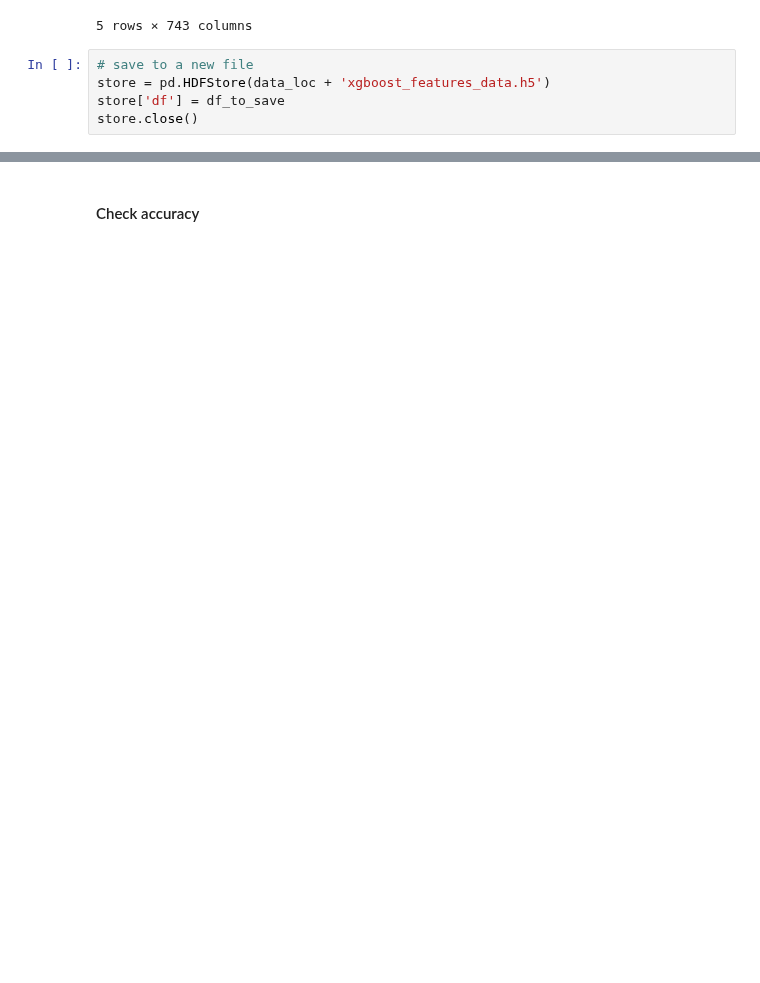
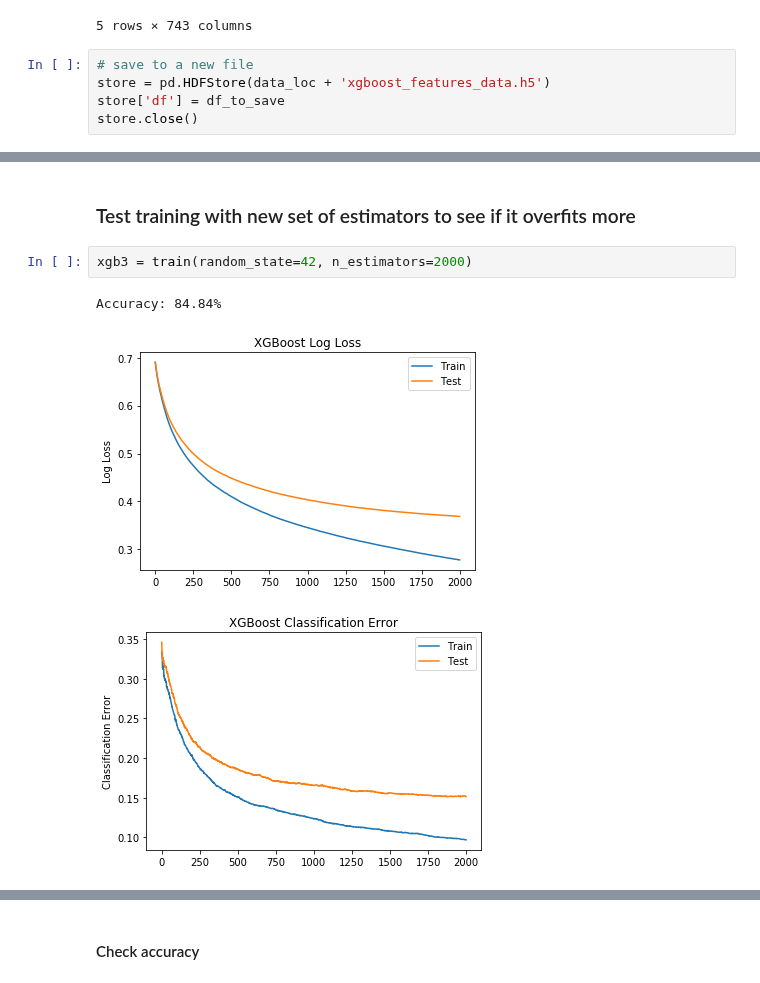
Before and after one commit to BrianDavisMath/FDA-COVID19, a Jupyter notebook: notebooks/greg-dimension-reduction-xgboost.ipynb, the cells around one changed output, grey strips where cells are left out. Cells and saved outputs as stored; diff of their text form; blank space fills up the shorter version.

```diff
--- a/notebooks/greg-dimension-reduction-xgboost.ipynb
+++ b/notebooks/greg-dimension-reduction-xgboost.ipynb
@@ -208,0 +280,8 @@ store.close()
+# %% [markdown]
+### Test training with new set of estimators to see if it overfits more
+# %%
+xgb3 = train(random_state=42, n_estimators=2000)
+# %% [output]
+Accuracy: 84.84%
+[figure, added]
+[figure, added]
```
Also changed, not shown: parts of 50 cells of this notebook, 1 other file.
